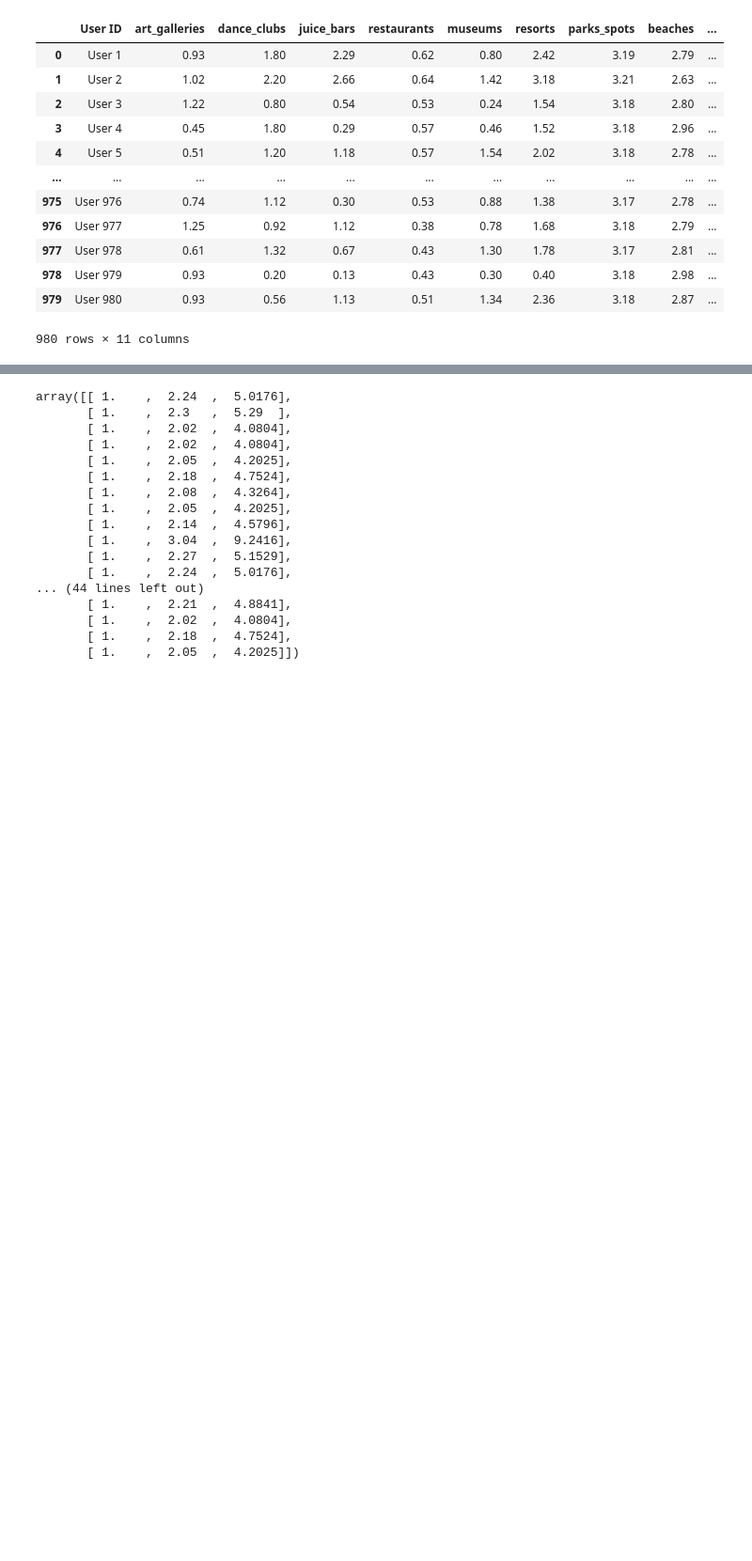
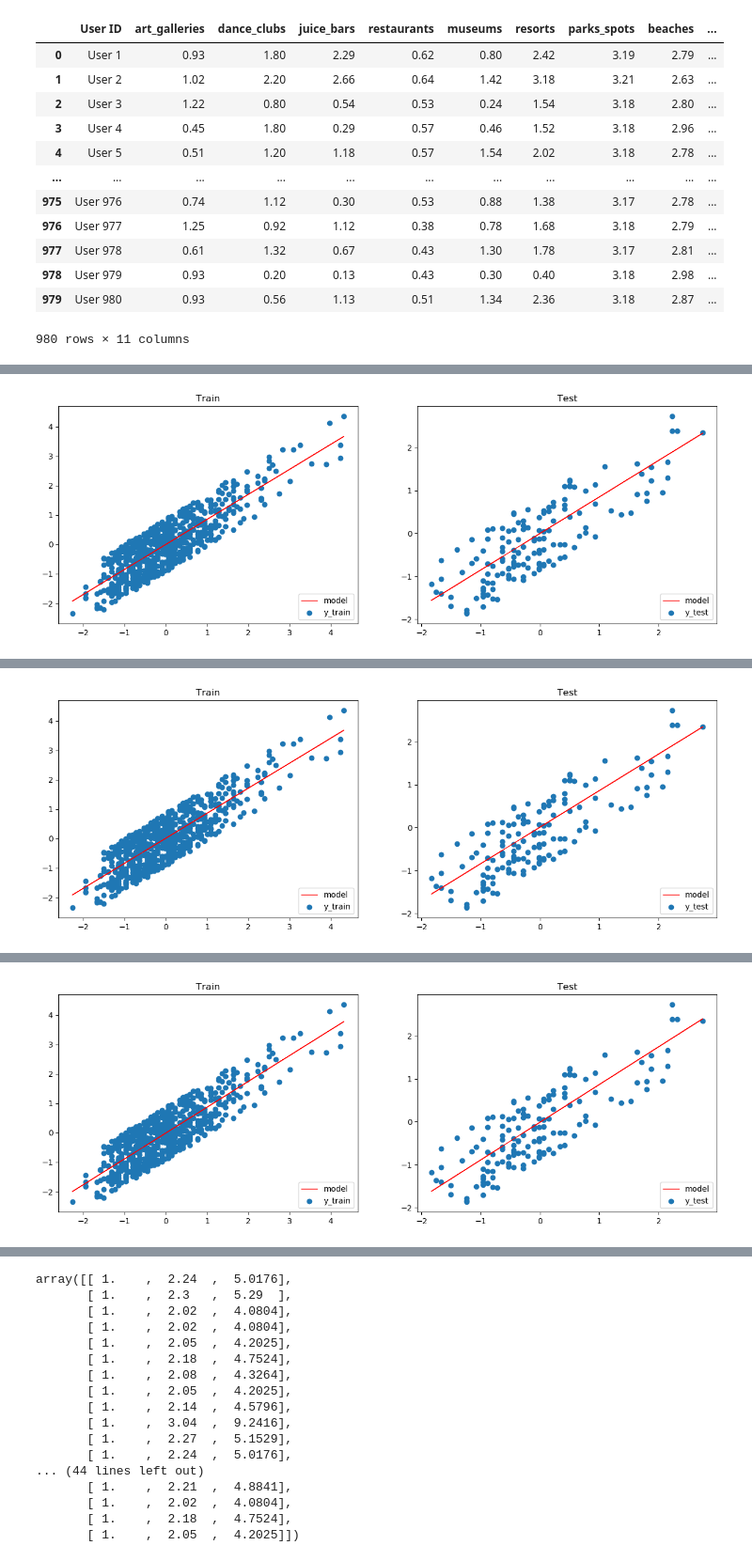
Before and after one commit to hublotik/deepl_labs, a Jupyter notebook: Travel_revs.ipynb, the cells around one changed output, grey strips where cells are left out. Shown: that part at 94% size. Drawn from its saved outputs; the diff is of its cells as text; code cells hidden in the pictures; blank space fills up the shorter version.

```diff
--- a/Travel_revs.ipynb
+++ b/Travel_revs.ipynb
@@ -60,0 +162,4 @@ array([1.36, 1.64, 1.68, 1.16, 2.  , 1.08, 1.12, 1.52, 0.88, 1.6 , 0.56,
+# %%
+# Backpropagation
+dW = -(2/N) * np.sum((y_train - y_pred) * X_train)
+db = -(2/N) * np.sum((y_train - y_pred) * 1)
@@ -60,0 +277,44 @@ array([1.36, 1.64, 1.68, 1.16, 2.  , 1.08, 1.12, 1.52, 0.88, 1.6 , 0.56,
+# %%
+def evaluation(W, b):
+    print(f'W: {W}; b: {b};')
+    # Predictions
+    pred_train = W * X_train + b
+    pred_test = W * X_test + b
+
+    # Train and test MSE
+    train_mse = np.mean((y_train - pred_train) ** 2)
+    test_mse = np.mean((y_test - pred_test) ** 2)
+    print (f"train_MSE: {train_mse:.2f}, test_MSE: {test_mse:.2f}")
+
+    # Figure size
+    plt.figure(figsize=(15,5))
+
+    # Plot train data
+    plt.subplot(1, 2, 1)
+    plt.title("Train")
+    plt.scatter(X_train, y_train, label="y_train")
+    plt.plot(X_train, pred_train, color="red", linewidth=1, linestyle="-", label="model")
+    plt.legend(loc="lower right")
+
+    # Plot test data
+    plt.subplot(1, 2, 2)
+    plt.title("Test")
+    plt.scatter(X_test, y_test, label='y_test')
+    plt.plot(X_test, pred_test, color="red", linewidth=1, linestyle="-", label="model")
+    plt.legend(loc="lower right")
+
+    # Show plots
+    plt.show()
+
+print('Gradient descent')
+W, b = gd()
+evaluation(W, b)
+
+print('Stochastic gradient descent')
+W, b = sgd()
+evaluation(W, b)
+
+print('Stochastic gradient descent with momentum')
+W, b = sgd_momentum(0.01)
+evaluation(W, b)
+# %% [output]
@@ -60,0 +334 @@ array([1.36, 1.64, 1.68, 1.16, 2.  , 1.08, 1.12, 1.52, 0.88, 1.6 , 0.56,
+[figure, added]
@@ -60,0 +348 @@ array([1.36, 1.64, 1.68, 1.16, 2.  , 1.08, 1.12, 1.52, 0.88, 1.6 , 0.56,
+[figure, added]
@@ -60,0 +362 @@ array([1.36, 1.64, 1.68, 1.16, 2.  , 1.08, 1.12, 1.52, 0.88, 1.6 , 0.56,
+[figure, added]
```
Also changed, not shown: parts of 29 cells of this notebook.
